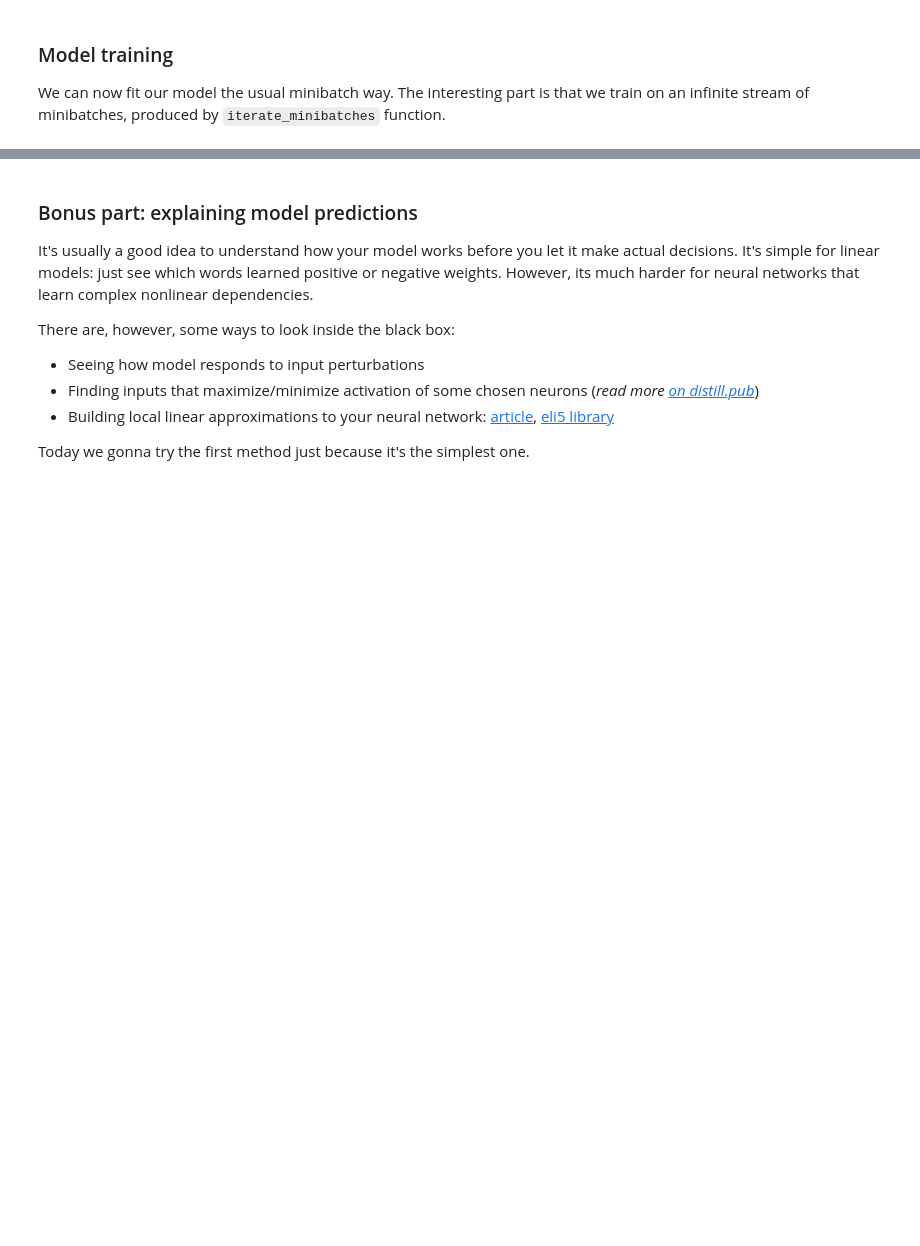
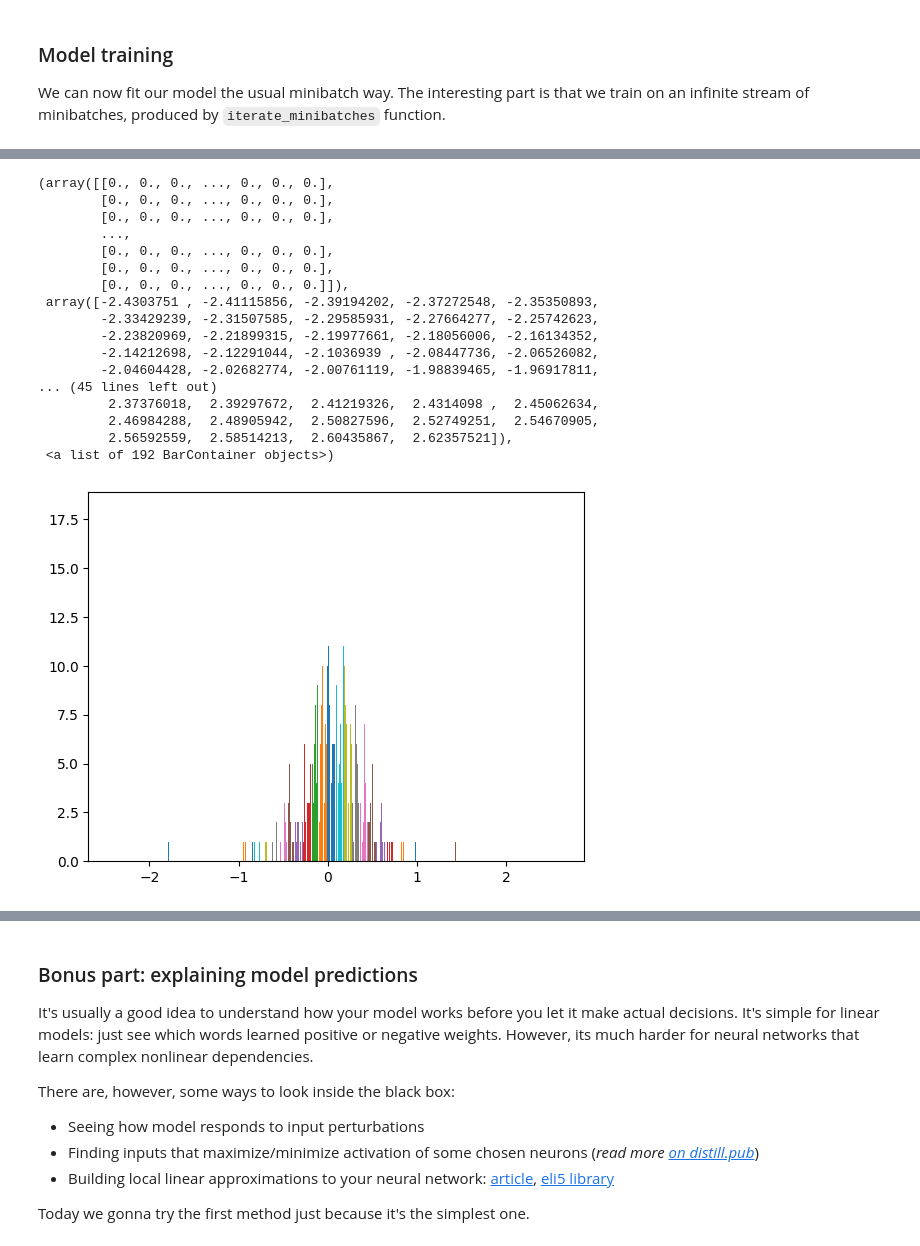
Before and after one commit to SergAnuf/nlp_course, a Jupyter notebook: week02_classification/seminar.ipynb, the cells around one changed output, grey strips where cells are left out. Cells and saved outputs as stored; diff of their text form; code cells hidden in the pictures; blank space fills up the shorter version.

```diff
--- a/week02_classification/seminar.ipynb
+++ b/week02_classification/seminar.ipynb
@@ -474,0 +527,5 @@ epoch: 1
+# %%
+residuals = []
+
+for x in range(len(preds)):
+  residuals+= [(preds[x] - reals[x]).tolist()]
@@ -474,0 +534,21 @@ epoch: 1
+# %%
+plt.hist(residuals,bins="auto")
+# %% [output]
+(array([[0., 0., 0., ..., 0., 0., 0.],
+        [0., 0., 0., ..., 0., 0., 0.],
+        [0., 0., 0., ..., 0., 0., 0.],
+        ...,
+        [0., 0., 0., ..., 0., 0., 0.],
+        [0., 0., 0., ..., 0., 0., 0.],
+        [0., 0., 0., ..., 0., 0., 0.]]),
+ array([-2.4303751 , -2.41115856, -2.39194202, -2.37272548, -2.35350893,
+        -2.33429239, -2.31507585, -2.29585931, -2.27664277, -2.25742623,
+        -2.23820969, -2.21899315, -2.19977661, -2.18056006, -2.16134352,
+        -2.14212698, -2.12291044, -2.1036939 , -2.08447736, -2.06526082,
+        -2.04604428, -2.02682774, -2.00761119, -1.98839465, -1.96917811,
+... (45 lines left out)
+         2.37376018,  2.39297672,  2.41219326,  2.4314098 ,  2.45062634,
+         2.46984288,  2.48905942,  2.50827596,  2.52749251,  2.54670905,
+         2.56592559,  2.58514213,  2.60435867,  2.62357521]),
+ <a list of 192 BarContainer objects>)
+[figure, added]
```
Also changed, not shown: parts of 18 cells of this notebook.
